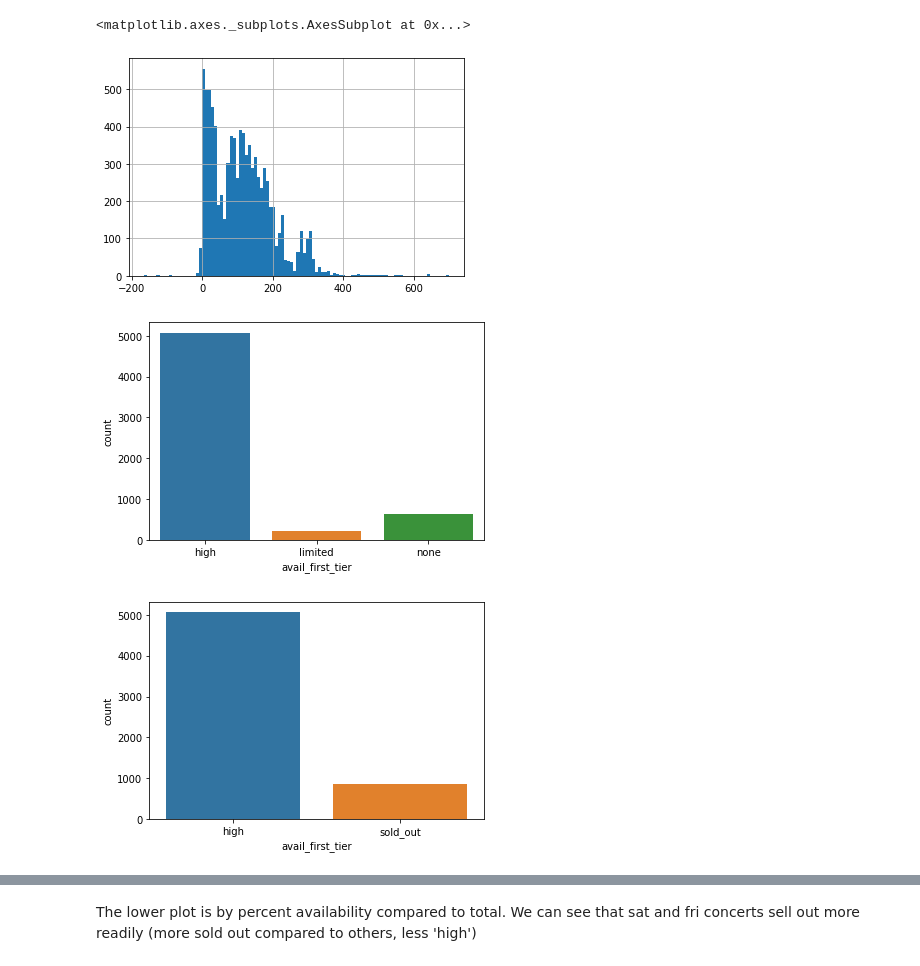
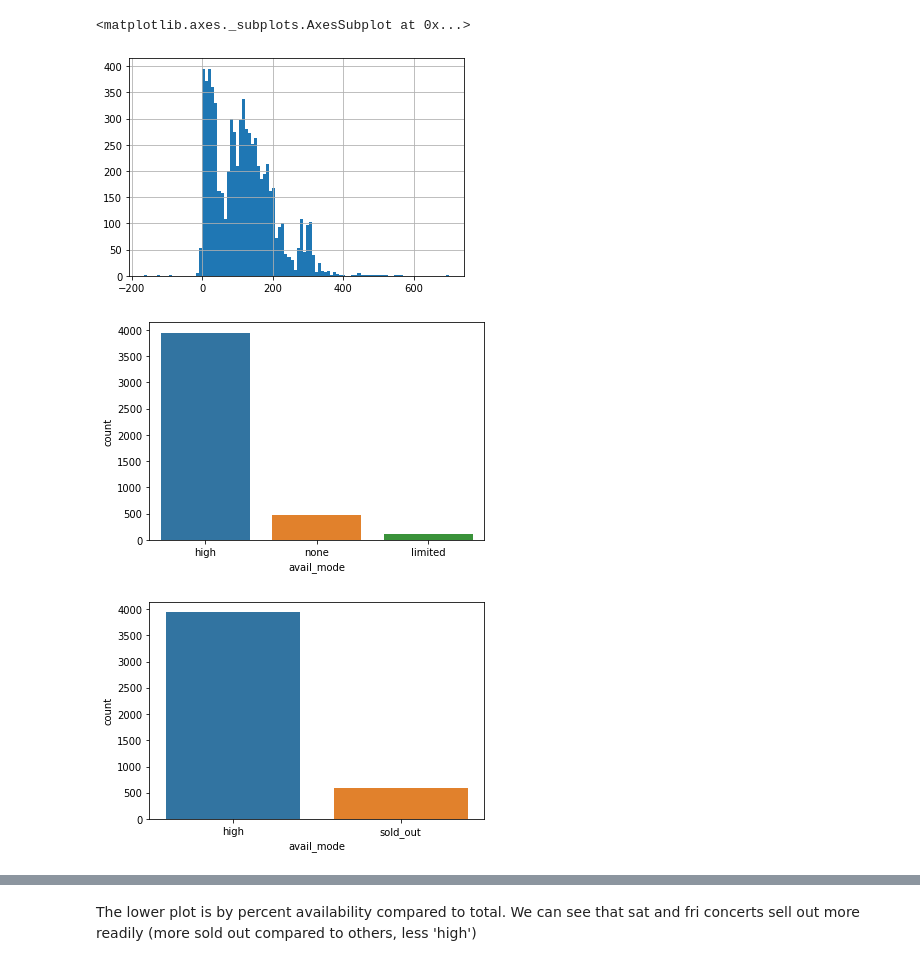
Before and after one commit to bdyetton/NoMoShowFOMO, a Jupyter notebook: notebooks/data_visualization.ipynb, the cells around one changed output, grey strips where cells are left out. Saved outputs shown, nothing was run; the diff lists cells and outputs as text; code cells hidden in the pictures.

```diff
--- a/notebooks/data_visualization.ipynb
+++ b/notebooks/data_visualization.ipynb
@@ -34,0 +27,8 @@ data_sk.shape[0]
+# %%
+data = pd.read_pickle('../data/combined_19-09-2019.pkl')
+sk = pd.read_pickle('../data/songkick_temp19-09-2019.pkl').set_index('idx')
+data = data.drop([col for col in sk.columns if col in data.columns],axis=1)
+pop = pd.read_pickle('../data/trends_19-09-2019.pkl')
+data = pd.merge(sk, data, left_index=True, right_index=True)
+data = pd.merge(pop, data, left_index=True, right_index=True)
+data.head()
@@ -35,20 +43,20 @@ data_sk.shape[0]
 # %%
-data = pd.read_pickle('../data/combined_19-09-2019.pkl')
 data['days_on_sale'].hist(bins=100)
 # %% [output]
 <matplotlib.axes._subplots.AxesSubplot at 0x...>
-[figure, old version]
+[figure, new version]
 # %%
-sns.countplot(x='avail_first_tier',data=data)
+y_name = 'avail_mode'
+sns.countplot(x=y_name,data=data)
 plt.show()
 #Limited and none can be grouped together, and unknown should be dropped.
 # %% [output]
-[figure, old version]
+[figure, new version]
 # %%
-data.loc[data['avail_first_tier']=='limited','avail_first_tier'] = 'none'
-data.loc[data['avail_first_tier']=='none','avail_first_tier'] = 'sold_out'
-sns.countplot(x='avail_first_tier',data=data)
+data.loc[data[y_name]=='limited',y_name] = 'none'
+data.loc[data[y_name]=='none',y_name] = 'sold_out'
+sns.countplot(x=y_name,data=data)
 plt.show()
 # %% [output]
-[figure, old version]
+[figure, new version]
 # %%
```
Also changed, not shown: parts of 15 cells of this notebook, 18 other files.
